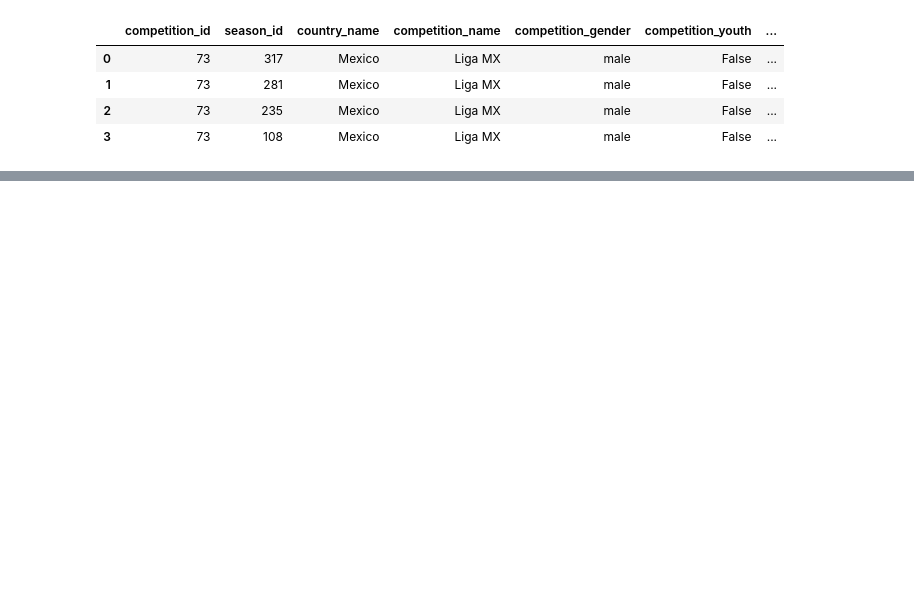
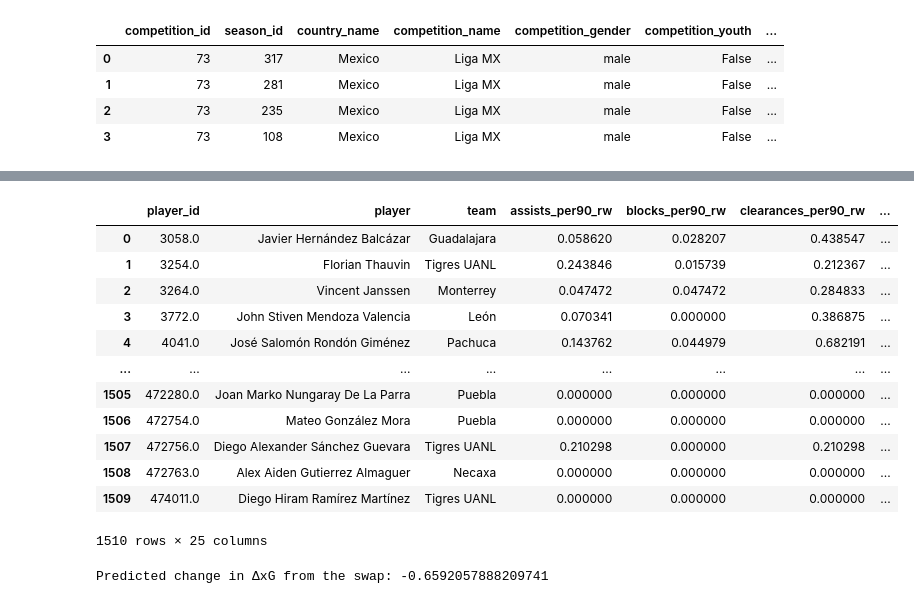
Before and after one commit to dulongski/hackathon-america, a Jupyter notebook: eda_hackathon.ipynb, the cells around one changed output, grey strips where cells are left out. Drawn from its saved outputs; the diff is of its cells as text; code cells hidden in the pictures; blank space fills up the shorter version.

```diff
--- a/eda_hackathon.ipynb
+++ b/eda_hackathon.ipynb
@@ -99,0 +84,9 @@ list_matches
+# %%
+# Add a "season" column to each events df
+events_2122['season'] = "2021/2022"
+events_2223['season'] = "2022/2023"
+events_2324['season'] = "2023/2024"
+events_2425['season'] = "2024/2025"
+
+# Concatenate all events into a single df
+events_all = pd.concat([events_2122, events_2223, events_2324, events_2425], ignore_index=True)
@@ -99,0 +95,7 @@ list_matches
+# %%
+get_data = True
+if get_data:
+    data_all = pd.merge(events_all, matches_all, 'left', on = ['match_id', 'season'])
+    data_all.to_csv('data/data_all.csv')
+else:
+    data_all = pd.read_csv('data/data_all.csv')
@@ -99,0 +437,8 @@ list_matches
+# %%
+get_data = False
+if get_data:
+    data_all_xy = add_xy_all(data_all)                 # si quieres xy/z
+    table = build_player_team_season_table(data_all)    # resumen por temporada
+    table.to_csv('data/player_agg_per90.csv')
+
+table = pd.read_csv('data/player_agg_per90.csv')
@@ -99,0 +1213,26 @@ list_matches
+# %%
+rw_player_team
+# %% [output]
+|  | player_id | player | team | assists_per90_rw | blocks_per90_rw | clearances_per90_rw | ... |
+| 0 | 3058.0 | Javier Hernández Balcázar | Guadalajara | 0.058620 | 0.028207 | 0.438547 | ... |
+| 1 | 3254.0 | Florian Thauvin | Tigres UANL | 0.243846 | 0.015739 | 0.212367 | ... |
+| 2 | 3264.0 | Vincent Janssen | Monterrey | 0.047472 | 0.047472 | 0.284833 | ... |
+| 3 | 3772.0 | John Stiven Mendoza Valencia | León | 0.070341 | 0.000000 | 0.386875 | ... |
+| 4 | 4041.0 | José Salomón Rondón Giménez | Pachuca | 0.143762 | 0.044979 | 0.682191 | ... |
+| ... | ... | ... | ... | ... | ... | ... | ... |
+| 1505 | 472280.0 | Joan Marko Nungaray De La Parra | Puebla | 0.000000 | 0.000000 | 0.000000 | ... |
+| 1506 | 472754.0 | Mateo González Mora | Puebla | 0.000000 | 0.000000 | 0.000000 | ... |
+| 1507 | 472756.0 | Diego Alexander Sánchez Guevara | Tigres UANL | 0.210298 | 0.000000 | 0.210298 | ... |
+| 1508 | 472763.0 | Alex Aiden Gutierrez Almaguer | Necaxa | 0.000000 | 0.000000 | 0.000000 | ... |
+| 1509 | 474011.0 | Diego Hiram Ramírez Martínez | Tigres UANL | 0.000000 | 0.000000 | 0.000000 | ... |
+1510 rows × 25 columns
+# %%
+# Score a lineup (list of player_ids) as home:
+xi = xi_ids
+predicted_delta_xg = scorer.score_lineup(xi, is_home=1)
+
+# Simulate a swap:
+d = scorer.delta_swap(current=xi, out_pid=26400, in_pid=4041, is_home=1)
+print("Predicted change in ΔxG from the swap:", d)
+# %% [output]
+Predicted change in ΔxG from the swap: -0.6592057888209741
```
Also changed, not shown: parts of 26 cells of this notebook, 3 other files.
